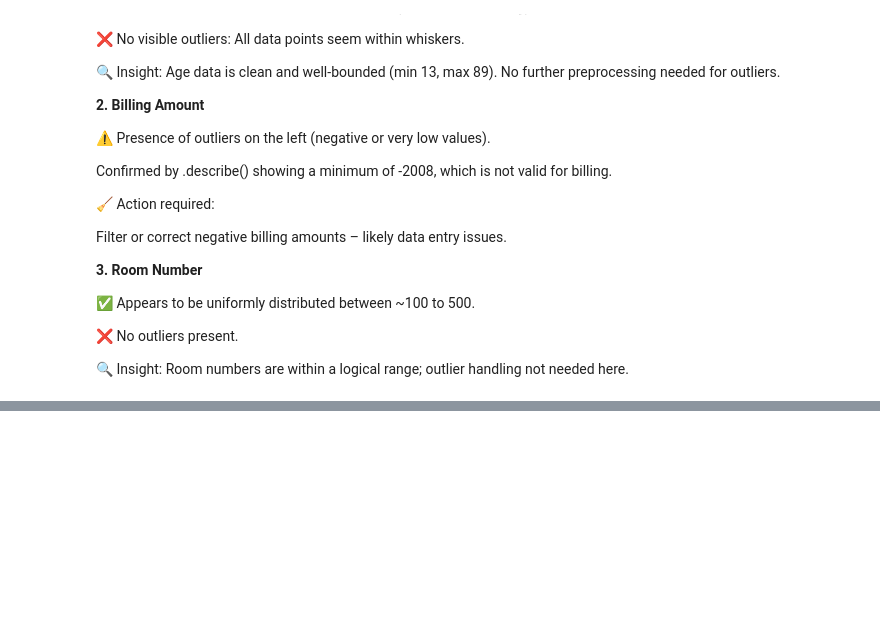
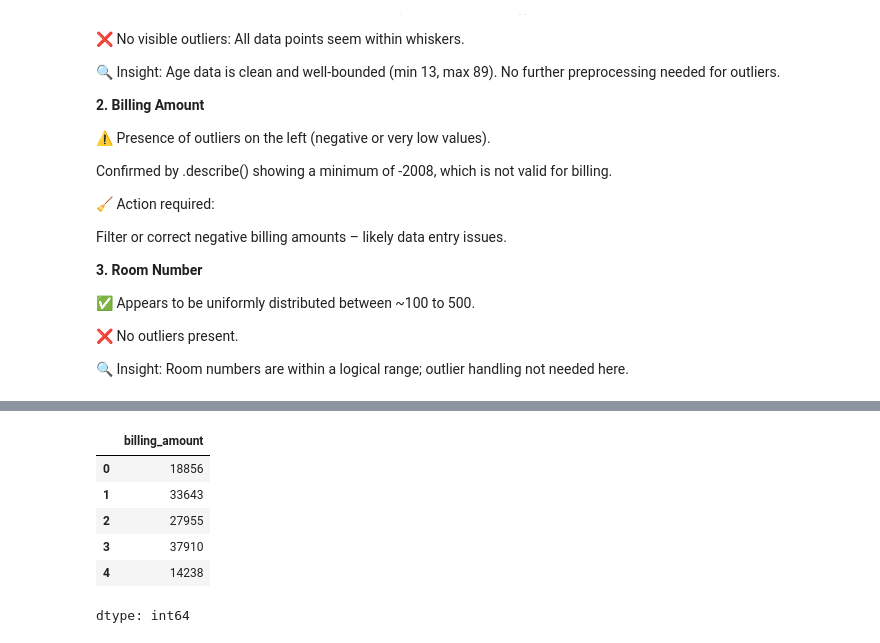
Before and after one commit to Sagarjain93/Healthcare, a Jupyter notebook: Healthcare.ipynb, the cells around one changed output, grey strips where cells are left out. Saved outputs shown, nothing was run; the diff lists cells and outputs as text; code cells hidden in the pictures; blank space fills up the shorter version.

```diff
--- a/Healthcare.ipynb
+++ b/Healthcare.ipynb
@@ -434,0 +454,11 @@ dtype: int64
+# %%
+#check
+df.billing_amount.head()
+# %% [output]
+|  | billing_amount |
+| 0 | 18856 |
+| 1 | 33643 |
+| 2 | 27955 |
+| 3 | 37910 |
+| 4 | 14238 |
+dtype: int64
```
Also changed, not shown: parts of 37 cells of this notebook.
